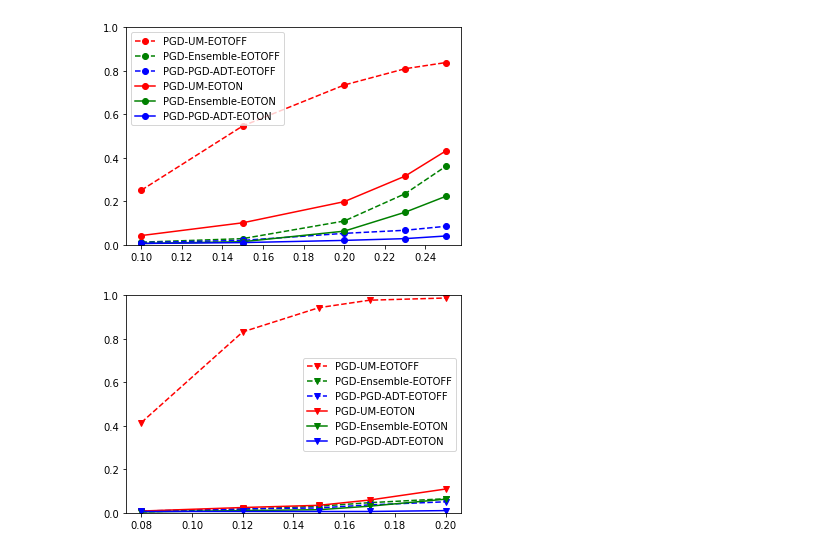
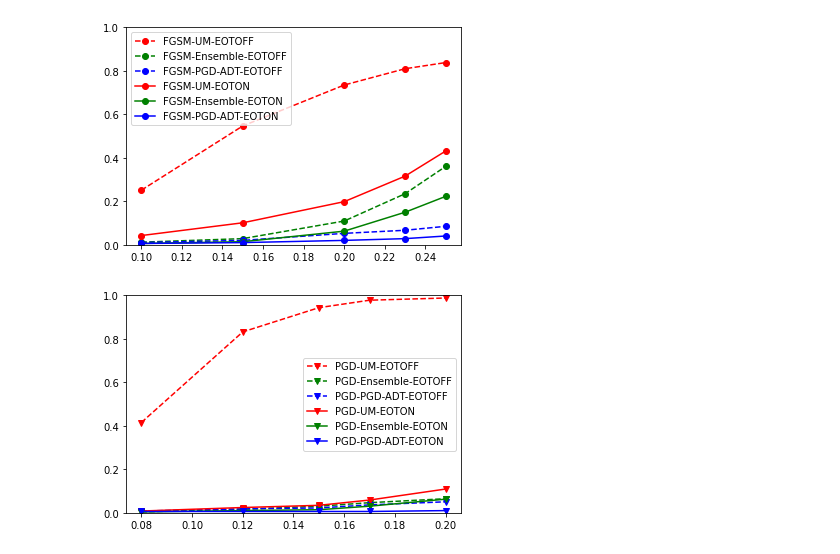
Before and after one commit to Arleycht/project-athena, a Jupyter notebook: Task1_update/ResultGraph.ipynb, the cells around one changed output. Cells and saved outputs as stored; diff of their text form; code cells hidden in the pictures.

Commit message:
Fix graph labels

```diff
--- a/Task1_update/ResultGraph.ipynb
+++ b/Task1_update/ResultGraph.ipynb
@@ -88,34 +88,34 @@ modelcolors = {
 # FGSM
 
 plt.ylim(0, 1)
 
 for eot in eotmodes:
     for model in models:
         x, y = getpoints(errorrates['FGSM'][eot][model])
 
         style = ('-' if eot is 'EOTON' else '--') + attackstyles['FGSM'] + modelcolors[model]
-        label = f"{attack}-{model}-" + eot
+        label = f"FGSM-{model}-" + eot
 
         plt.plot(x, y, style, label=label)
 
 plt.legend()
 plt.show()
 
 # PGD
 
 plt.ylim(0, 1)
 
 for eot in eotmodes:
     for model in models:
         x, y = getpoints(errorrates['PGD'][eot][model])
 
         style = ('-' if eot is 'EOTON' else '--') + attackstyles['PGD'] + modelcolors[model]
-        label = f"{attack}-{model}-" + eot
+        label = f"PGD-{model}-" + eot
 
         plt.plot(x, y, style, label=label)
 
 plt.legend()
 plt.show()
 # %% [output]
-[figure, old version]
+[figure, new version]
 [figure]
```
Also changed, not shown: 1 other file.
